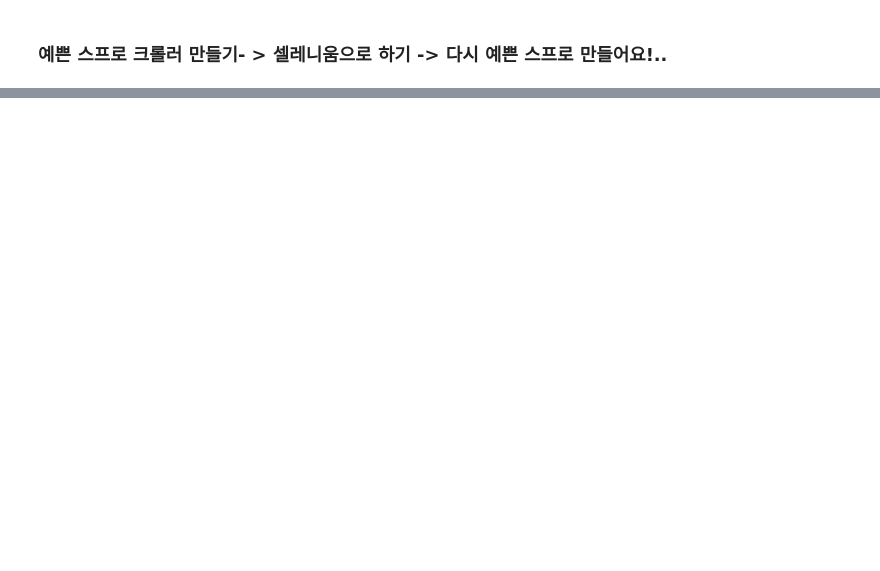
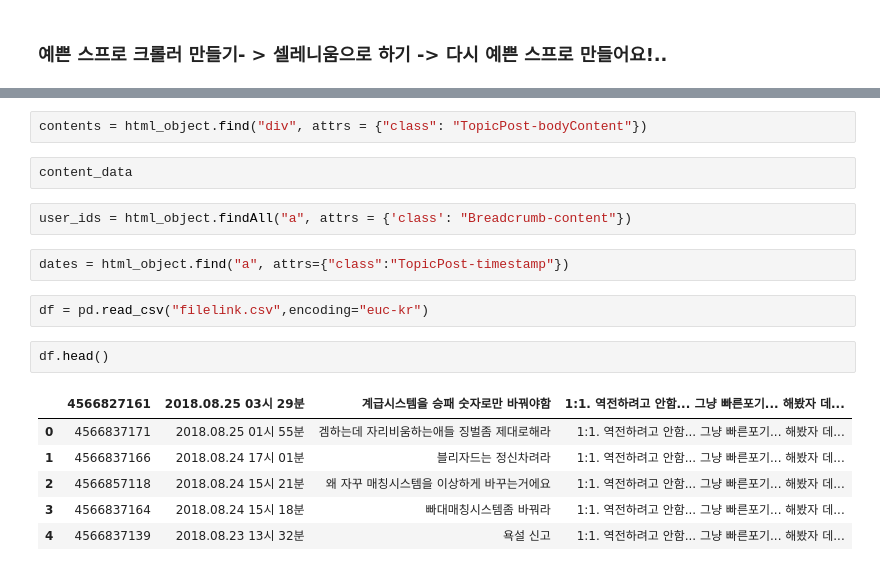
Before and after one commit to lovablebaby/userRequirementAnalysis, a Jupyter notebook: battlenetCrawler.ipynb, the cells around one changed output, grey strips where cells are left out. Drawn from its saved outputs; the diff is of its cells as text; blank space fills up the shorter version.

Commit message:
fix code(id,date,title)

```diff
--- a/battlenetCrawler.ipynb
+++ b/battlenetCrawler.ipynb
@@ -131,0 +76,19 @@ class Post:
+# %%
+contents = html_object.find("div", attrs = {"class": "TopicPost-bodyContent"})
+# %%
+content_data
+# %%
+user_ids = html_object.findAll("a", attrs = {'class': "Breadcrumb-content"})
+# %%
+dates = html_object.find("a", attrs={"class":"TopicPost-timestamp"})
+# %%
+df = pd.read_csv("filelink.csv",encoding="euc-kr")
+# %%
+df.head()
+# %% [output]
+|  | 4566827161 | 2018.08.25 03시 29분 | 계급시스템을 승패 숫자로만 바꿔야함 | 1:1. 역전하려고 안함... 그냥 빠른포기... 해봤자 데... |
+| 0 | 4566837171 | 2018.08.25 01시 55분 | 겜하는데 자리비움하는애들 징벌좀 제대로해라 | 1:1. 역전하려고 안함... 그냥 빠른포기... 해봤자 데... |
+| 1 | 4566837166 | 2018.08.24 17시 01분 | 블리자드는 정신차려라 | 1:1. 역전하려고 안함... 그냥 빠른포기... 해봤자 데... |
+| 2 | 4566857118 | 2018.08.24 15시 21분 | 왜 자꾸 매칭시스템을 이상하게 바꾸는거에요 | 1:1. 역전하려고 안함... 그냥 빠른포기... 해봤자 데... |
+| 3 | 4566837164 | 2018.08.24 15시 18분 | 빠대매칭시스템좀 바꿔라 | 1:1. 역전하려고 안함... 그냥 빠른포기... 해봤자 데... |
+| 4 | 4566837139 | 2018.08.23 13시 32분 | 욕설 신고 | 1:1. 역전하려고 안함... 그냥 빠른포기... 해봤자 데... |
```
Also changed, not shown: parts of 10 cells of this notebook.
